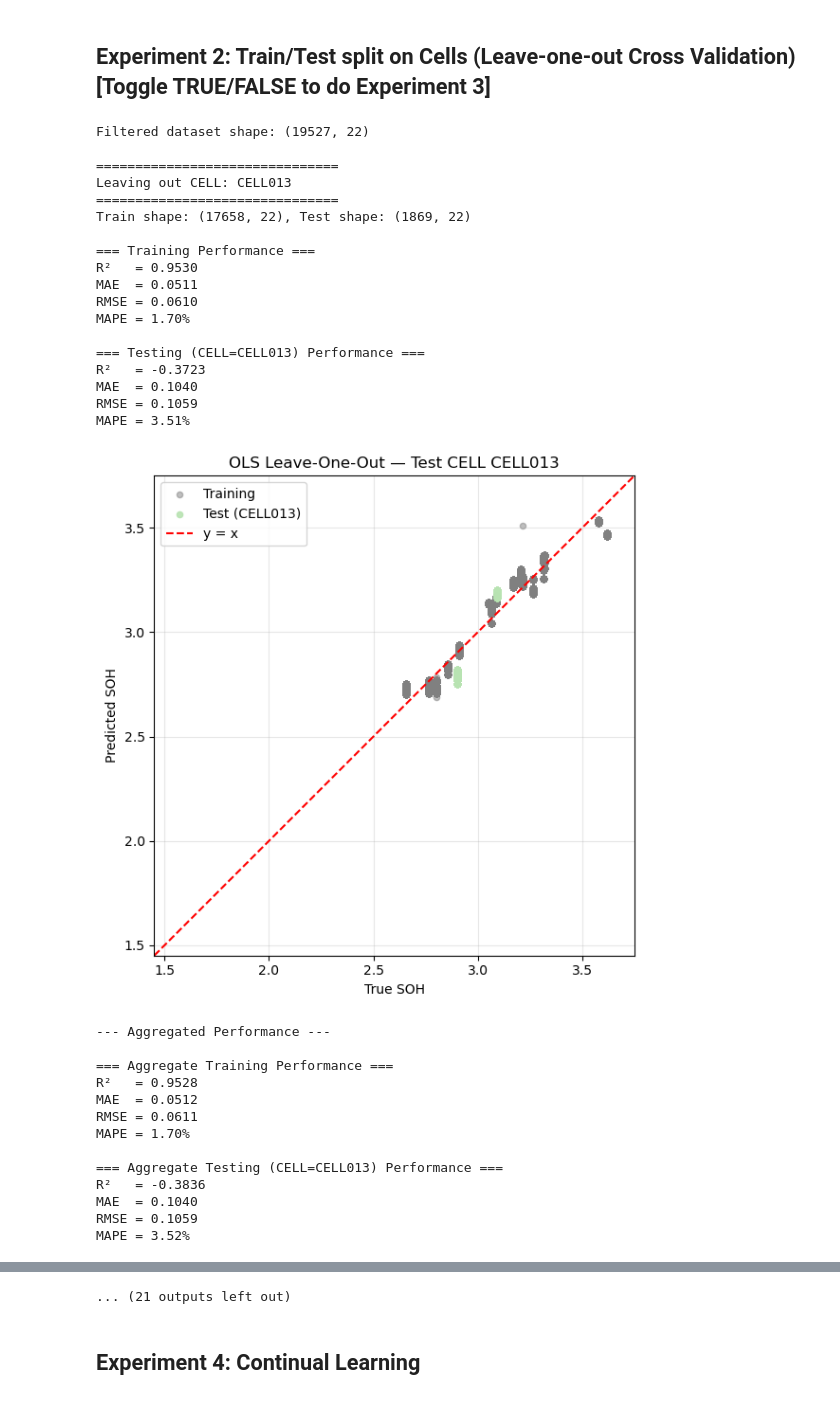
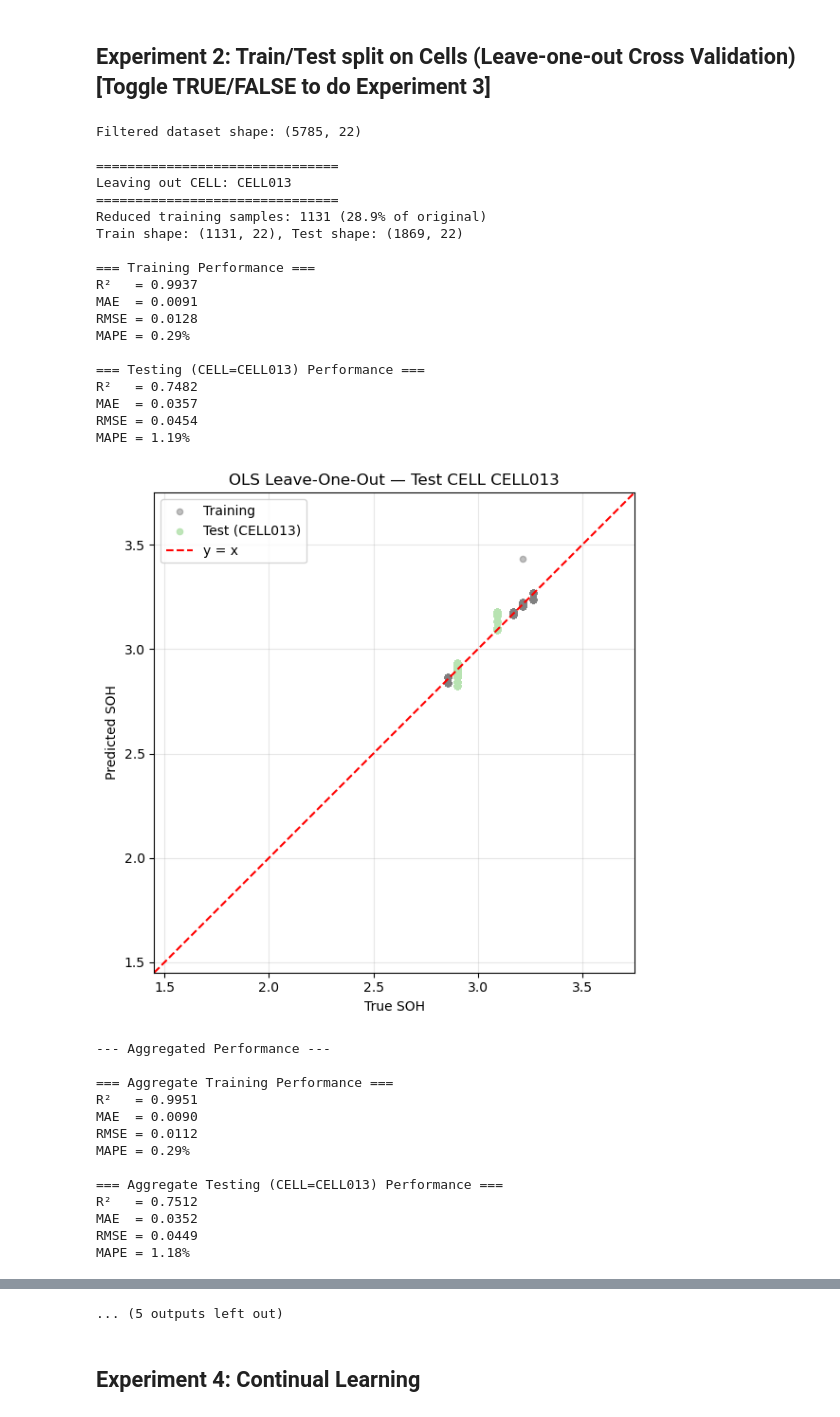
Before and after one commit to ZxZhang914/ECM-battery-research, a Jupyter notebook: SOH_LinearRegression.ipynb, the cells around one changed output, grey strips where cells are left out. Drawn from its saved outputs; the diff is of its cells as text; code cells hidden in the pictures.

```diff
--- a/SOH_LinearRegression.ipynb
+++ b/SOH_LinearRegression.ipynb
@@ -1911,6 +1911,11 @@ np.random.seed(SEED)
 
 df = pd.read_csv("fulldf_global_all.csv")
 df = df[df["Temp"] == 25].copy()
+
+#NOTE: Exclude some cells
+mask = df["CELL"].isin(["CELL090", "CELL096", "CELL042", "CELL050"])
+df = df[~mask]
+
 print(f"Filtered dataset shape: {df.shape}")
 
 # =====================================================
@@ -2101,7 +2106,7 @@ for test_cell in cells:
     # =====================================================
     # (Optional) Apply SOC reduction — Experiment 3 condition
     # =====================================================
-    REDUCED_TRAINING = False  # NOTE: toggle ON for Experiment 3
+    REDUCED_TRAINING = True  # NOTE: toggle ON for Experiment 3
     if REDUCED_TRAINING:
         train_df = reduce_training_samples(train_df)
     test_df = df[df["CELL"] == test_cell].copy()
@@ -2155,54 +2160,55 @@ for test_cell in cells:
         "R2_train_agg": train_agg_metrics[0],
         "MAE_train_agg": train_agg_metrics[1],
         "RMSE_train_agg": train_agg_metrics[2],
         "MAPE_train_agg": train_agg_metrics[3],
         "R2_test_agg": test_agg_metrics[0],
         "MAE_test_agg": test_agg_metrics[1],
         "RMSE_test_agg": test_agg_metrics[2],
         "MAPE_test_agg": test_agg_metrics[3],
     })
 
 
 # =====================================================
 # 6) Save and summarize
 # =====================================================
 results_df = pd.DataFrame(results)
 exp_tag = "_Exp3_reducedSOC" if REDUCED_TRAINING else ""
 results_df.to_csv(f"ols_leave_one_cell_out_metrics{exp_tag}.csv", index=False)
 print("\nSaved metrics to ols_leave_one_cell_out_metrics.csv")
 
 print("\n=== Overall Summary ===")
 print(results_df[["Cell", "R2_test", "MAE_test", "RMSE_test", "MAPE_test", "R2_test_agg", "MAE_test_agg", "RMSE_test_agg", "MAPE_test_agg"]])
 # %% [output]
-Filtered dataset shape: (19527, 22)
+Filtered dataset shape: (5785, 22)
 
 ===============================
 Leaving out CELL: CELL013
 ===============================
-Train shape: (17658, 22), Test shape: (1869, 22)
+Reduced training samples: 1131 (28.9% of original)
+Train shape: (1131, 22), Test shape: (1869, 22)
 
 === Training Performance ===
-R²   = 0.9530
-MAE  = 0.0511
-RMSE = 0.0610
-MAPE = 1.70%
+R²   = 0.9937
+MAE  = 0.0091
+RMSE = 0.0128
+MAPE = 0.29%
 
 === Testing (CELL=CELL013) Performance ===
-R²   = -0.3723
-MAE  = 0.1040
-RMSE = 0.1059
-MAPE = 3.51%
+R²   = 0.7482
+MAE  = 0.0357
+RMSE = 0.0454
+MAPE = 1.19%
-[figure, old version]
+[figure, new version]
 --- Aggregated Performance ---
 
 === Aggregate Training Performance ===
-R²   = 0.9528
-MAE  = 0.0512
-RMSE = 0.0611
-MAPE = 1.70%
+R²   = 0.9951
+MAE  = 0.0090
+RMSE = 0.0112
+MAPE = 0.29%
 
 === Aggregate Testing (CELL=CELL013) Performance ===
-R²   = -0.3836
-MAE  = 0.1040
-RMSE = 0.1059
-MAPE = 3.52%
+R²   = 0.7512
+MAE  = 0.0352
+RMSE = 0.0449
+MAPE = 1.18%
@@ -2272,4 +2280,4 @@ MAPE = 1.71%
-... (21 outputs left out)
+... (5 outputs left out)
 # %% [markdown]
 ## Experiment 4: Continual Learning
 # %%
```
Also changed, not shown: parts of 1 cell of this notebook, 7 other files.
